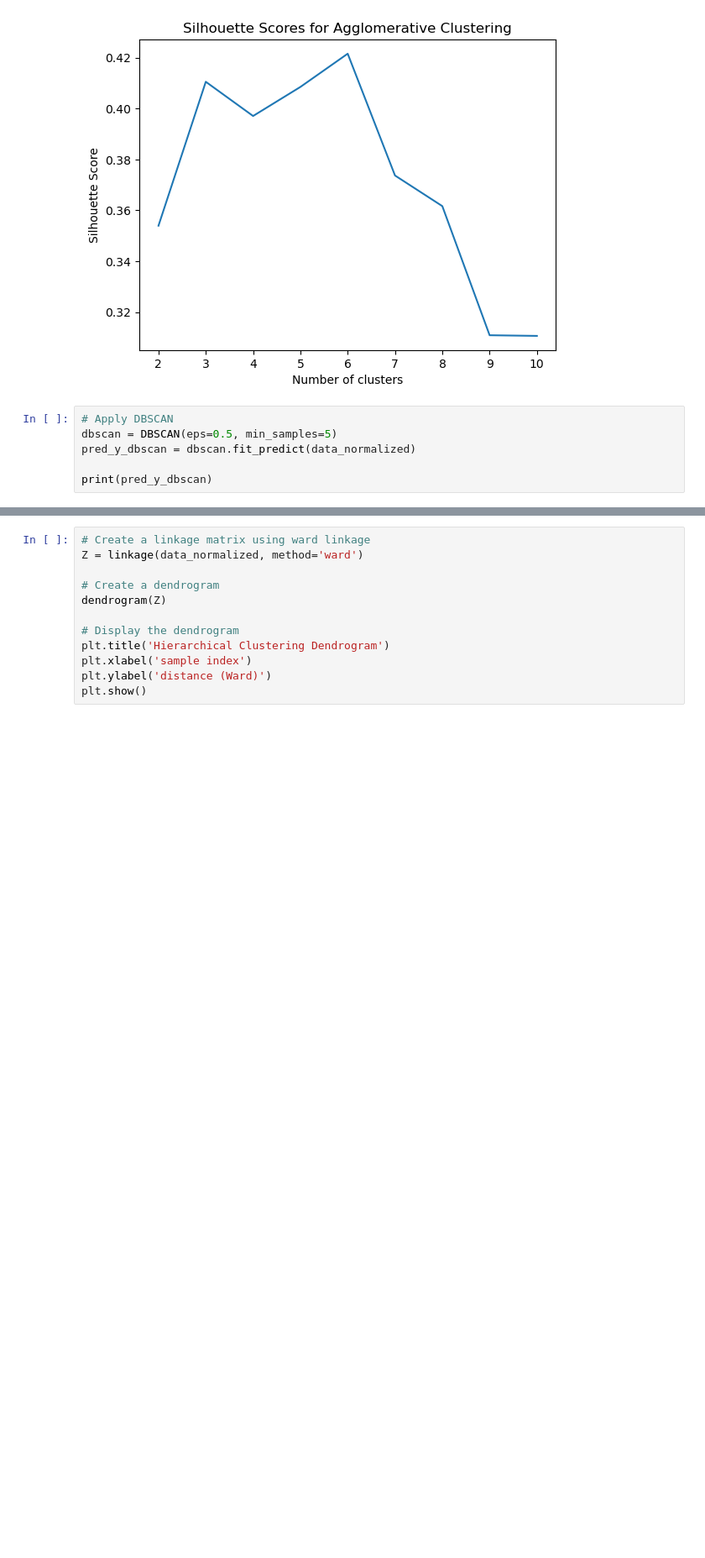
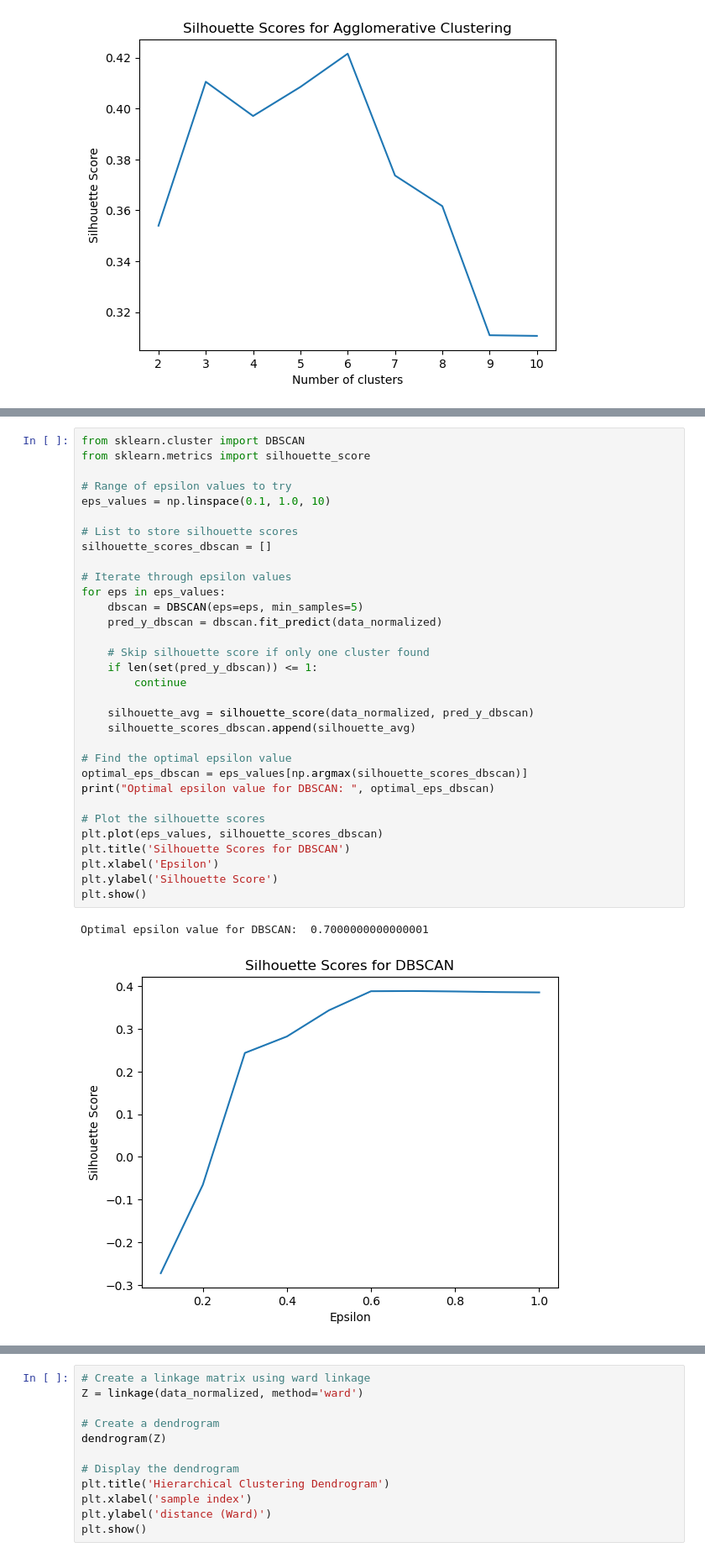
Before and after one commit to DotSumWedge/SurvivorAnalysis, a Jupyter notebook: ClusterAnalysis.ipynb, the cells around one changed output, grey strips where cells are left out. Shown at 84% size. Cells and saved outputs as stored; diff of their text form; blank space fills up the shorter version.

```diff
--- a/ClusterAnalysis.ipynb
+++ b/ClusterAnalysis.ipynb
@@ -234,9 +245,3 @@ pred_y_agglo = agglo.fit_predict(data_normalized)
 # %% [output]
 Optimal number of clusters for Agglomerative Clustering:  6
 [figure]
-# %%
-# Apply DBSCAN
-dbscan = DBSCAN(eps=0.5, min_samples=5)
-pred_y_dbscan = dbscan.fit_predict(data_normalized)
-
-print(pred_y_dbscan)
@@ -244,0 +252,35 @@ print(pred_y_dbscan)
+# %%
+from sklearn.cluster import DBSCAN
+from sklearn.metrics import silhouette_score
+
+# Range of epsilon values to try
+eps_values = np.linspace(0.1, 1.0, 10)
+
+# List to store silhouette scores
+silhouette_scores_dbscan = []
+
+# Iterate through epsilon values
+for eps in eps_values:
+    dbscan = DBSCAN(eps=eps, min_samples=5)
+    pred_y_dbscan = dbscan.fit_predict(data_normalized)
+
+    # Skip silhouette score if only one cluster found
+    if len(set(pred_y_dbscan)) <= 1:
+        continue
+
+    silhouette_avg = silhouette_score(data_normalized, pred_y_dbscan)
+    silhouette_scores_dbscan.append(silhouette_avg)
+
+# Find the optimal epsilon value
+optimal_eps_dbscan = eps_values[np.argmax(silhouette_scores_dbscan)]
+print("Optimal epsilon value for DBSCAN: ", optimal_eps_dbscan)
+
+# Plot the silhouette scores
+plt.plot(eps_values, silhouette_scores_dbscan)
+plt.title('Silhouette Scores for DBSCAN')
+plt.xlabel('Epsilon')
+plt.ylabel('Silhouette Score')
+plt.show()
+# %% [output]
+Optimal epsilon value for DBSCAN:  0.7000000000000001
+[figure, added]
```
Also changed, not shown: parts of 10 cells of this notebook.
